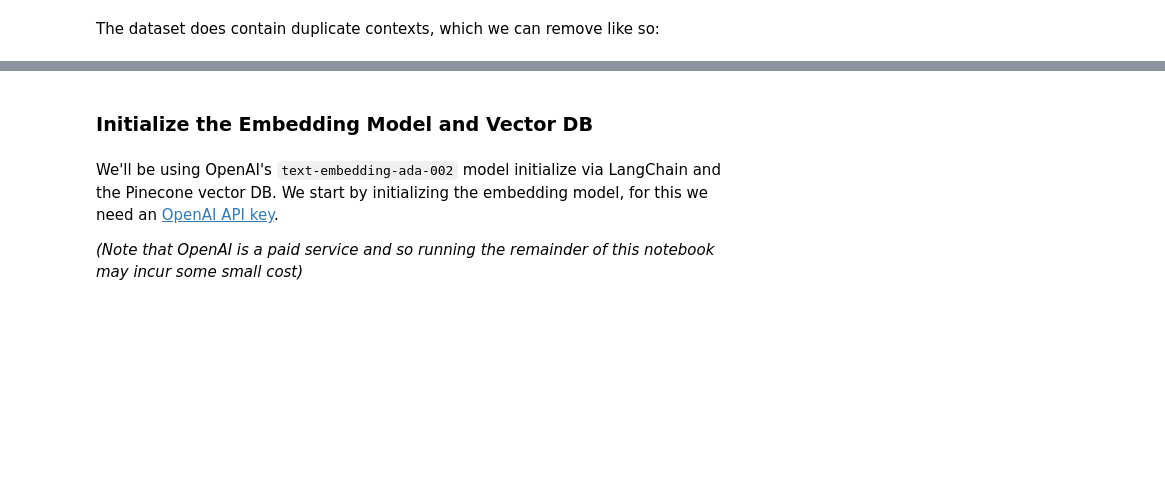
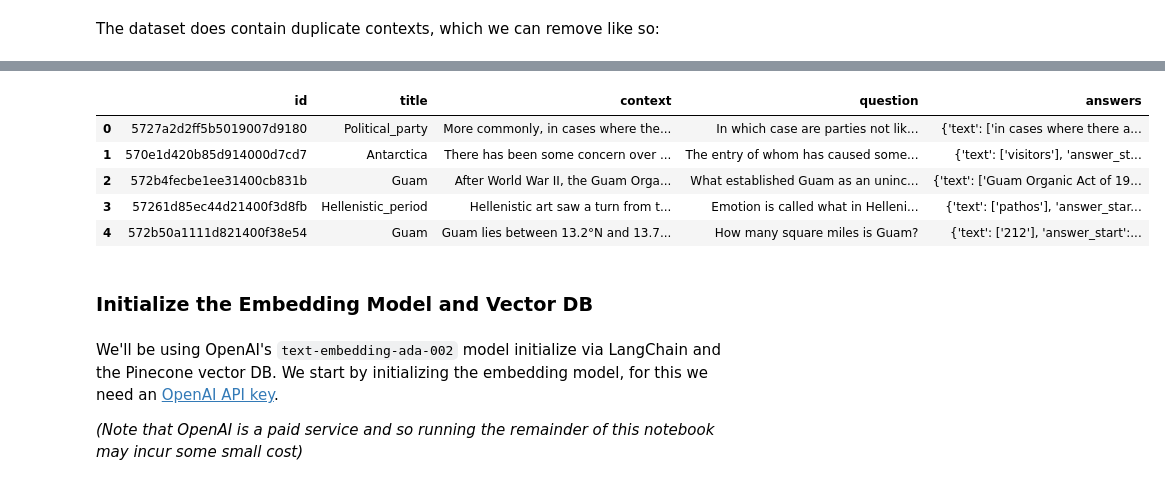
Before and after one commit to ironhack-ai-eng-june2026/demos_ai_eng, a Jupyter notebook: 14_LangChain/5_langchain-retrieval-agents.ipynb, the cells around one changed output, grey strips where cells are left out. Saved outputs shown, nothing was run; the diff lists cells and outputs as text; code cells hidden in the pictures; blank space fills up the shorter version.

Commit message:
improve notebook 'LangChain Retrieval Agents'
- pin dependencies
- improve explanations

```diff
--- a/14_LangChain/5_langchain-retrieval-agents.ipynb
+++ b/14_LangChain/5_langchain-retrieval-agents.ipynb
@@ -54,3 +190,25 @@ data.head()
+# %%
+data.drop_duplicates(subset='context', keep='first', inplace=True)
+
+# ℹ️ Note:
+#
+# Indexing the entire SQuAD dataset requires a large number of embedding
+# and indexing requests, which can take a while and consume API usage.
+#
+# For this demo, we only need a small sample of contexts to showcase
+# retrieval-augmented agents, so we limit the number of rows here.
+# Increase the value "n" if you want to experiment with a larger knowledge base.
+#
+data = data.sample(n=500, random_state=42).reset_index(drop=True)
+
+data.head()
+# %% [output]
+|  | id | title | context | question | answers |
+| 0 | 5727a2d2ff5b5019007d9180 | Political_party | More commonly, in cases where the... | In which case are parties not lik... | {'text': ['in cases where there a... |
+| 1 | 570e1d420b85d914000d7cd7 | Antarctica | There has been some concern over ... | The entry of whom has caused some... | {'text': ['visitors'], 'answer_st... |
+| 2 | 572b4fecbe1ee31400cb831b | Guam | After World War II, the Guam Orga... | What established Guam as an uninc... | {'text': ['Guam Organic Act of 19... |
+| 3 | 57261d85ec44d21400f3d8fb | Hellenistic_period | Hellenistic art saw a turn from t... | Emotion is called what in Helleni... | {'text': ['pathos'], 'answer_star... |
+| 4 | 572b50a1111d821400f38e54 | Guam | Guam lies between 13.2°N and 13.7... | How many square miles is Guam? | {'text': ['212'], 'answer_start':... |
 # %% [markdown]
 ### Initialize the Embedding Model and Vector DB
 # %% [markdown]
```
Also changed, not shown: parts of 20 cells of this notebook, 1 other file.
